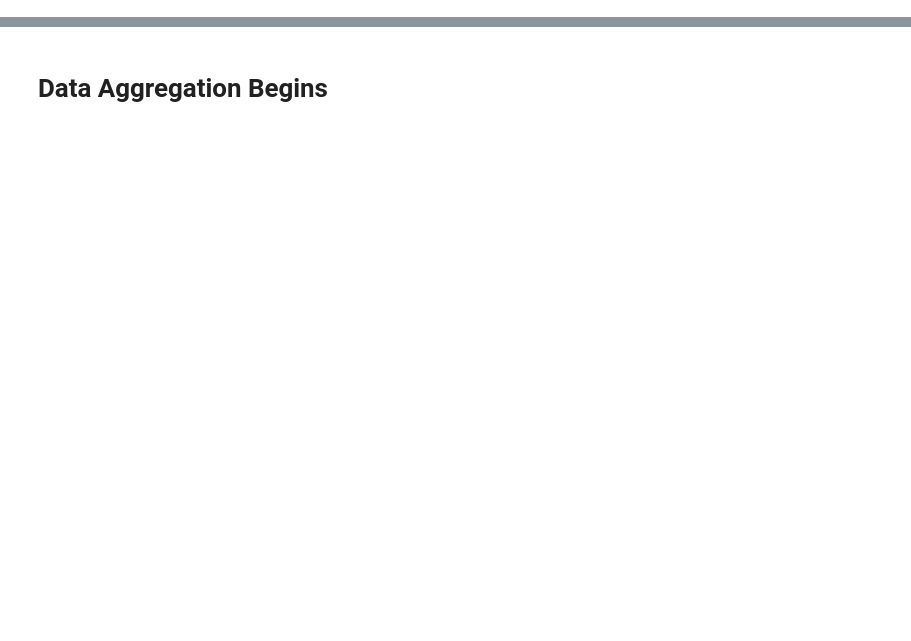
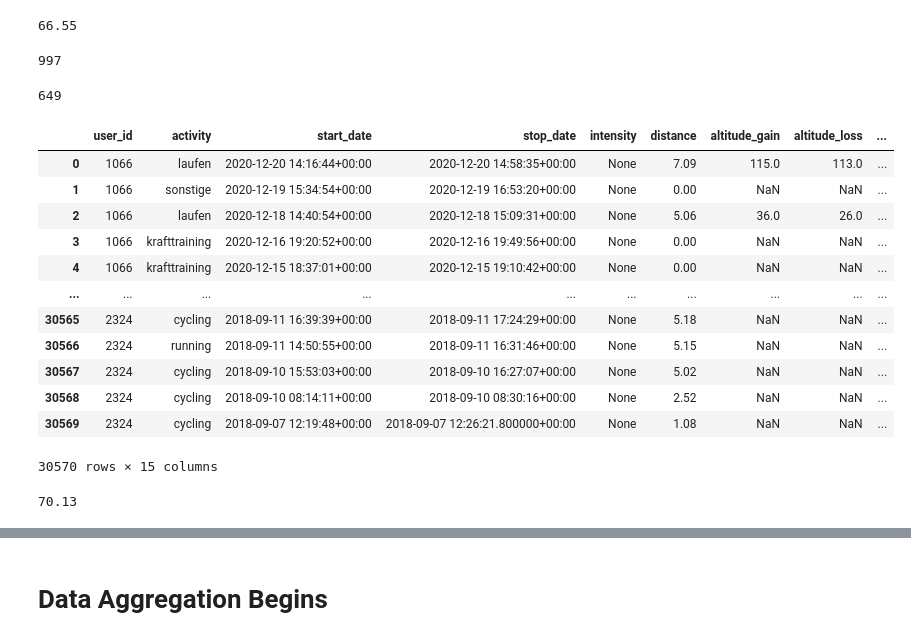
Before and after one commit to spMohanty/fay-data-aggregator-v1, a Jupyter notebook: notebooks/DataAggregator-v0.2.ipynb, the cells around one changed output, grey strips where cells are left out. Cells and saved outputs as stored; diff of their text form; code cells hidden in the pictures; blank space fills up the shorter version.

```diff
--- a/notebooks/DataAggregator-v0.2.ipynb
+++ b/notebooks/DataAggregator-v0.2.ipynb
@@ -77,0 +162,25 @@ Num glucose drinks:      2'158
+# %%
+df = objective_pa_instances.merge(users, on="user_id")
+df["activity"] = df["activity"].replace(
+    ["gehen", "marche à pied", "camminata", "marche", "spazieren gehen", "randonnée", "hiking", "wandern"],
+    "walking"
+)
+df["activity"] = df["activity"].replace(
+    ["laufen", "course à pied", "course", "corsa", "trailrunning", "treadmill_running", "laufbandtraining", "treadmill running", "indoor_running", "course à pied urbaine", "laufen auf der bahn", "trail", "trail_running"],
+    "running"
+)
+df["activity"] = df["activity"].replace(
+    ["radfahren", "cyclisme", "virtuelles radfahren", "indoor_cycling", "indoor cycling", "mountain biking", "vélo d'intérieur", "cyclisme sur route", "vtt", "mountainbiken", "gravel bike", "rennradfahren", "virtual cycling", "road cycling"],
+    "cycling"
+)
+res = (100.0 * (df["activity"].isin(["walking", "running", "cycling"])).sum() / len(df)).round(2)
+ids["results_walking_running_cycling_percentage"] = res
+print(res)
+# %% [output]
+66.55
+# %%
+res = h(participant_ids_with_mb_data.isin(completed_participants["id"]).sum())
+ids["results_participants_with_stool_sample"] = res
+print(res)
+# %% [output]
+997
@@ -77,0 +191,46 @@ Num glucose drinks:      2'158
+# %%
+len(sleep["user_id"].unique())
+# %% [output]
+649
+# %%
+objective_pa_instances = db.AnalyticsDb().select("""
+    SELECT * FROM pa_activity pa
+    WHERE
+        start_date NOTNULL AND
+        stop_date NOTNULL
+""").rename(columns={"user_id_fk": "user_id"})
+# %%
+objective_pa_instances
+# %% [output]
+|  | user_id | activity | start_date | stop_date | intensity | distance | altitude_gain | altitude_loss | ... |
+| 0 | 1066 | laufen | 2020-12-20 14:16:44+00:00 | 2020-12-20 14:58:35+00:00 | None | 7.09 | 115.0 | 113.0 | ... |
+| 1 | 1066 | sonstige | 2020-12-19 15:34:54+00:00 | 2020-12-19 16:53:20+00:00 | None | 0.00 | NaN | NaN | ... |
+| 2 | 1066 | laufen | 2020-12-18 14:40:54+00:00 | 2020-12-18 15:09:31+00:00 | None | 5.06 | 36.0 | 26.0 | ... |
+| 3 | 1066 | krafttraining | 2020-12-16 19:20:52+00:00 | 2020-12-16 19:49:56+00:00 | None | 0.00 | NaN | NaN | ... |
+| 4 | 1066 | krafttraining | 2020-12-15 18:37:01+00:00 | 2020-12-15 19:10:42+00:00 | None | 0.00 | NaN | NaN | ... |
+| ... | ... | ... | ... | ... | ... | ... | ... | ... | ... |
+| 30565 | 2324 | cycling | 2018-09-11 16:39:39+00:00 | 2018-09-11 17:24:29+00:00 | None | 5.18 | NaN | NaN | ... |
+| 30566 | 2324 | running | 2018-09-11 14:50:55+00:00 | 2018-09-11 16:31:46+00:00 | None | 5.15 | NaN | NaN | ... |
+| 30567 | 2324 | cycling | 2018-09-10 15:53:03+00:00 | 2018-09-10 16:27:07+00:00 | None | 5.02 | NaN | NaN | ... |
+| 30568 | 2324 | cycling | 2018-09-10 08:14:11+00:00 | 2018-09-10 08:30:16+00:00 | None | 2.52 | NaN | NaN | ... |
+| 30569 | 2324 | cycling | 2018-09-07 12:19:48+00:00 | 2018-09-07 12:26:21.800000+00:00 | None | 1.08 | NaN | NaN | ... |
+30570 rows × 15 columns
+# %%
+activity_df = objective_pa_instances.merge(users, on="user_id")
+activity_df["activity"] = activity_df["activity"].replace(
+    ["gehen", "marche à pied", "camminata", "marche", "spazieren gehen", "randonnée", "hiking", "wandern"],
+    "walking"
+)
+activity_df["activity"] = activity_df["activity"].replace(
+    ["laufen", "course à pied", "course", "corsa", "trailrunning", "treadmill_running", "laufbandtraining", "treadmill running", "indoor_running", "course à pied urbaine", "laufen auf der bahn", "trail", "trail_running"],
+    "running"
+)
+activity_df["activity"] = activity_df["activity"].replace(
+    ["radfahren", "cyclisme", "virtuelles radfahren", "indoor_cycling", "indoor cycling", "mountain biking", "vélo d'intérieur", "cyclisme sur route", "vtt", "mountainbiken", "gravel bike", "rennradfahren", "virtual cycling", "road cycling"],
+    "cycling"
+)
+res = (100.0 * (activity_df["activity"].isin(["walking", "running", "cycling"])).sum() / len(df)).round(2)
+ids["results_walking_running_cycling_percentage"] = res
+print(res)
+# %% [output]
+70.13
```
Also changed, not shown: parts of 15 cells of this notebook, 3 other files.
